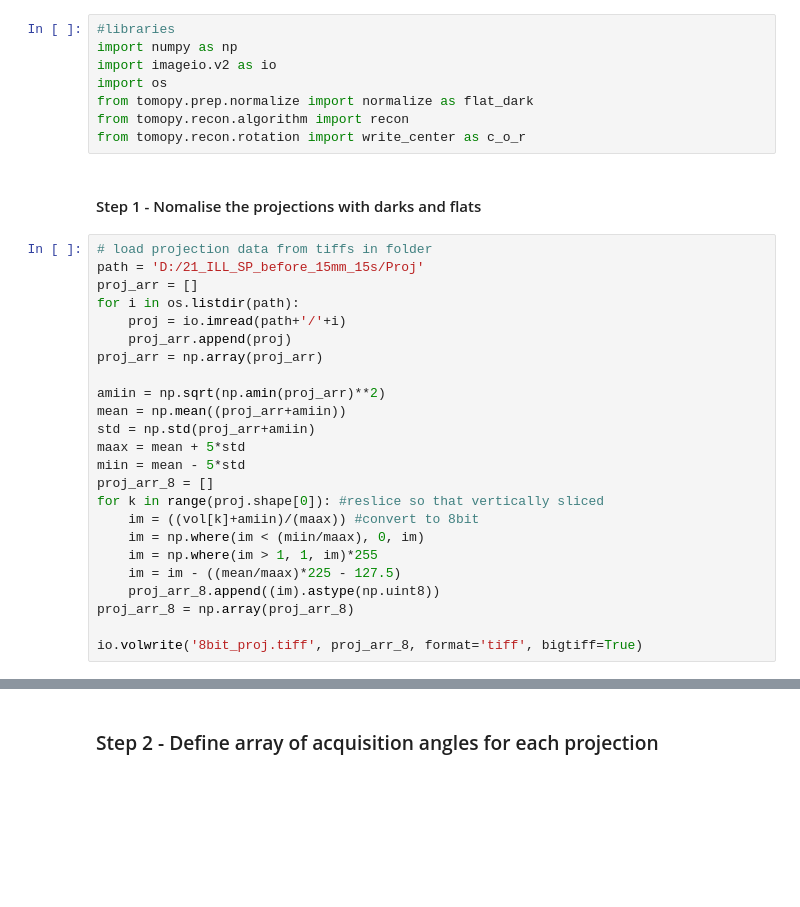
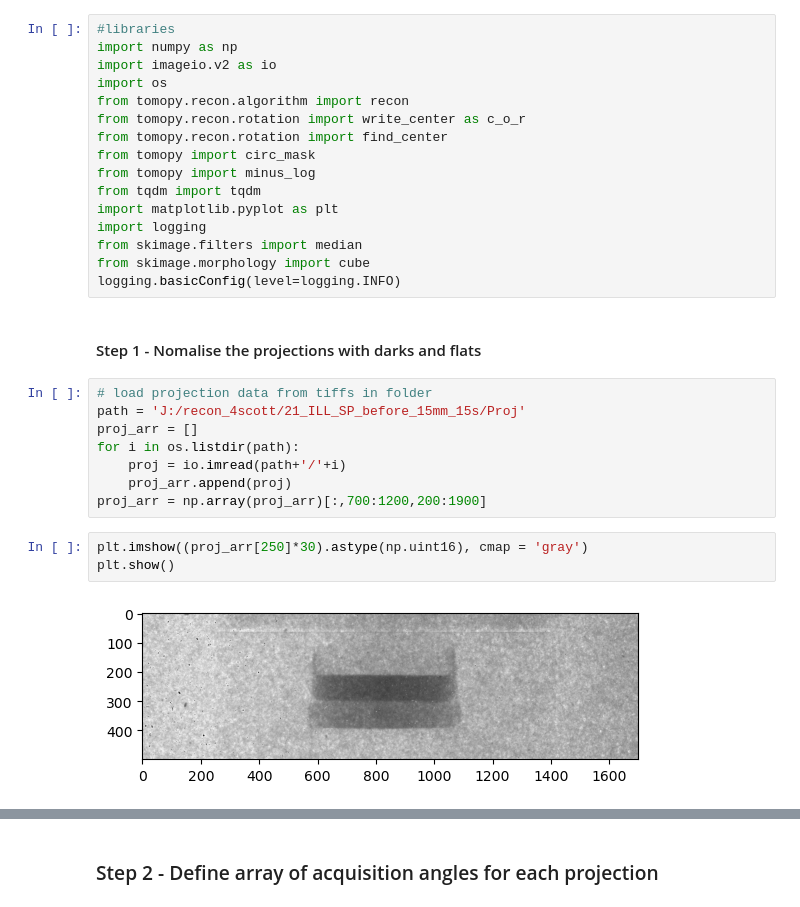
Before and after one commit to MaPhewJ/EIL_image_processing, a Jupyter notebook: recon_4_scott.ipynb, the cells around one changed output, grey strips where cells are left out. Saved outputs shown, nothing was run; the diff lists cells and outputs as text; blank space fills up the shorter version.

```diff
--- a/recon_4_scott.ipynb
+++ b/recon_4_scott.ipynb
@@ -3,34 +3,31 @@
 import numpy as np
 import imageio.v2 as io
 import os
-from tomopy.prep.normalize import normalize as flat_dark
 from tomopy.recon.algorithm import recon
 from tomopy.recon.rotation import write_center as c_o_r
+from tomopy.recon.rotation import find_center
+from tomopy import circ_mask
+from tomopy import minus_log
+from tqdm import tqdm
+import matplotlib.pyplot as plt
+import logging
+from skimage.filters import median
+from skimage.morphology import cube
+logging.basicConfig(level=logging.INFO)
 # %% [markdown]
 #### Step 1 - Nomalise the projections with darks and flats
-# %%
-# load projection data from tiffs in folder
-path = 'D:/21_ILL_SP_before_15mm_15s/Proj'
-proj_arr = []
-for i in os.listdir(path):
-    proj = io.imread(path+'/'+i)
-    proj_arr.append(proj)
-proj_arr = np.array(proj_arr)
-
-amiin = np.sqrt(np.amin(proj_arr)**2)
-mean = np.mean((proj_arr+amiin))
-std = np.std(proj_arr+amiin)
-maax = mean + 5*std
-miin = mean - 5*std
-proj_arr_8 = []
-for k in range(proj.shape[0]): #reslice so that vertically sliced
-    im = ((vol[k]+amiin)/(maax)) #convert to 8bit
-    im = np.where(im < (miin/maax), 0, im)
-    im = np.where(im > 1, 1, im)*255
-    im = im - ((mean/maax)*225 - 127.5)
-    proj_arr_8.append((im).astype(np.uint8))
-proj_arr_8 = np.array(proj_arr_8)
-
-io.volwrite('8bit_proj.tiff', proj_arr_8, format='tiff', bigtiff=True)
+# %%
+# load projection data from tiffs in folder
+path = 'J:/recon_4scott/21_ILL_SP_before_15mm_15s/Proj'
+proj_arr = []
+for i in os.listdir(path):
+    proj = io.imread(path+'/'+i)
+    proj_arr.append(proj)
+proj_arr = np.array(proj_arr)[:,700:1200,200:1900]
+# %%
+plt.imshow((proj_arr[250]*30).astype(np.uint16), cmap = 'gray')
+plt.show()
+# %% [output]
+[figure, added]
 # %%
 # load flat and dark
```
Also changed, not shown: parts of 10 cells of this notebook.
